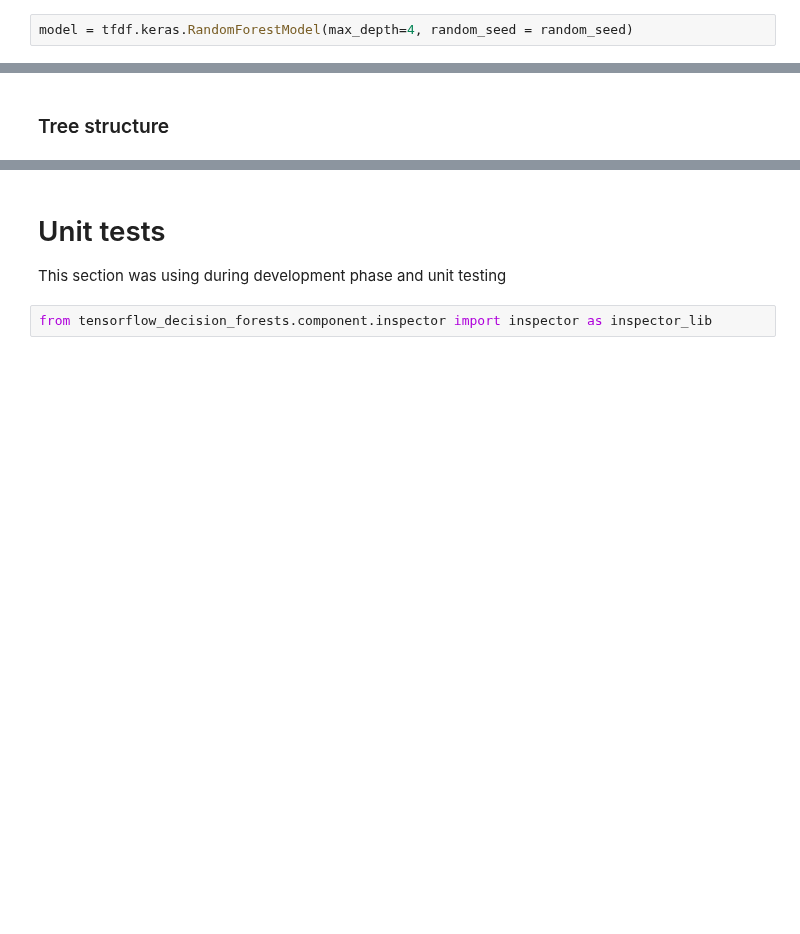
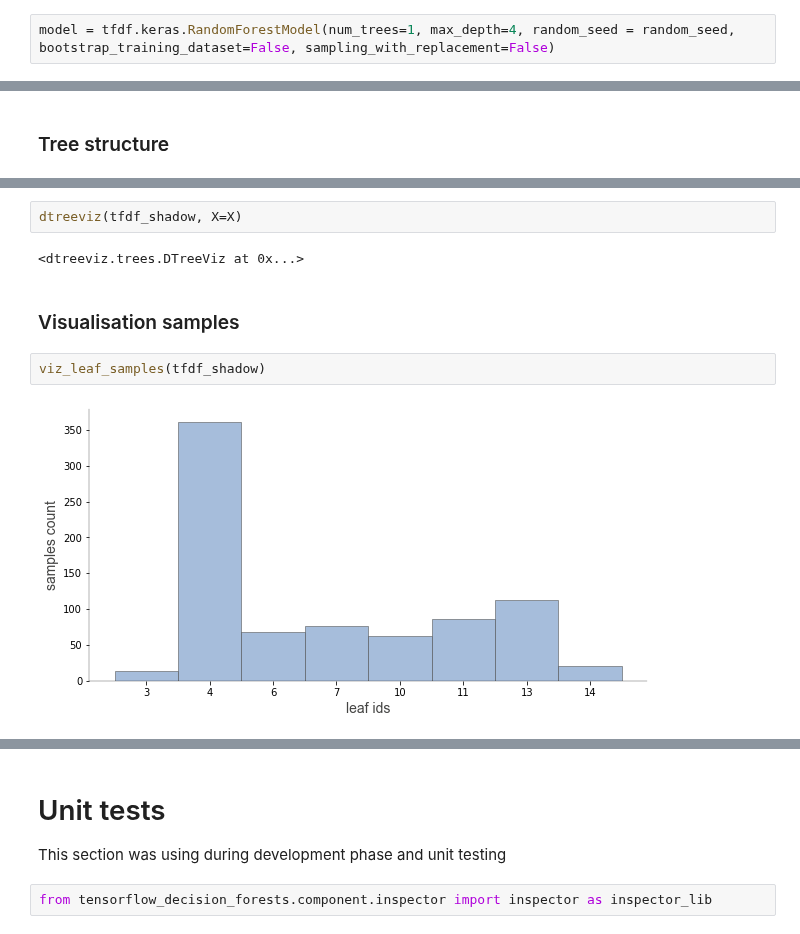
Before and after one commit to parrt/dtreeviz, a Jupyter notebook: notebooks/dtreeviz_tensorflow_df_visualisations.ipynb, the cells around one changed output, grey strips where cells are left out. Cells and saved outputs as stored; diff of their text form; blank space fills up the shorter version.

Commit message:
Better structured the visualisations into the notebook

```diff
--- a/notebooks/dtreeviz_tensorflow_df_visualisations.ipynb
+++ b/notebooks/dtreeviz_tensorflow_df_visualisations.ipynb
@@ -75,3 +75,3 @@ tfdf.__version__
 # %%
-model = tfdf.keras.RandomForestModel(max_depth=4, random_seed = random_seed)
+model = tfdf.keras.RandomForestModel(num_trees=1, max_depth=4, random_seed = random_seed, bootstrap_training_dataset=False, sampling_with_replacement=False)
 # %% [output]
@@ -223,0 +158,10 @@ train[train.Cabin_label < 9.5].shape
+# %%
+dtreeviz(tfdf_shadow, X=X)
+# %% [output]
+<dtreeviz.trees.DTreeViz at 0x...>
+# %% [markdown]
+### Visualisation samples
+# %%
+viz_leaf_samples(tfdf_shadow)
+# %% [output]
+[figure, added]
```
Also changed, not shown: parts of 39 cells of this notebook, 1 other file.
